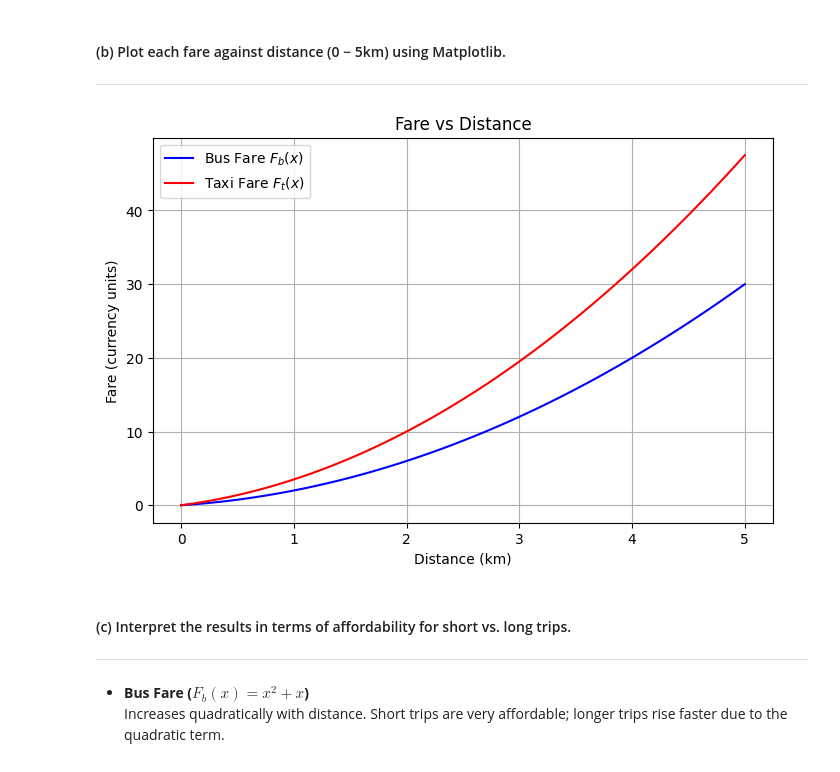
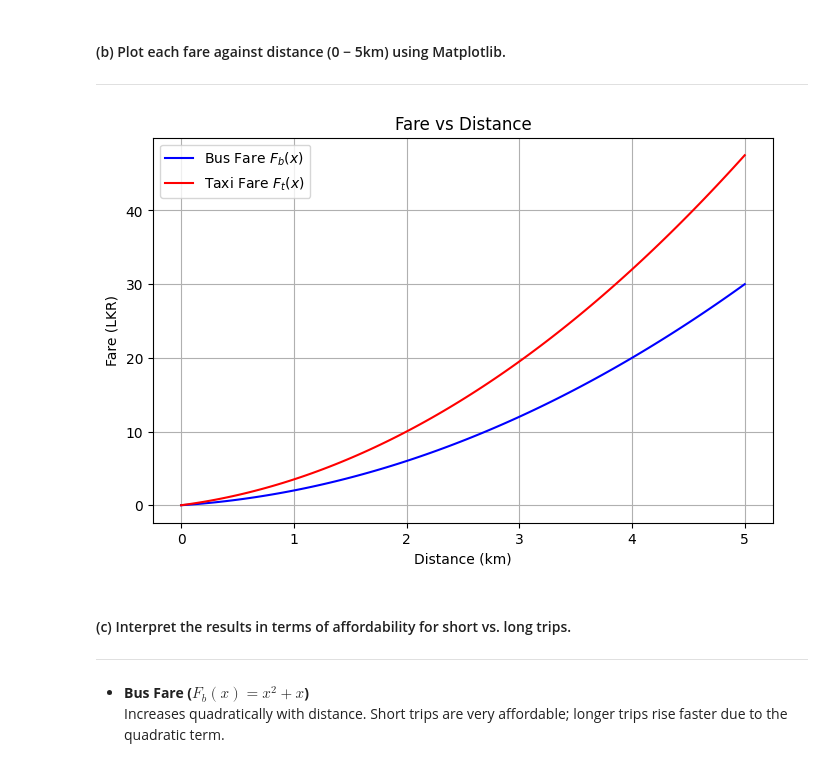
Before and after one commit to visharaaa/Math-CW-25, a Jupyter notebook: 2425578.ipynb, the cells around one changed output. Cells and saved outputs as stored; diff of their text form; code cells hidden in the pictures.

```diff
--- a/2425578.ipynb
+++ b/2425578.ipynb
@@ -124,30 +124,30 @@ Taxi fare function F_t(x) = 3*x**2/2 + 2*x
 # %%
 import numpy as np
 import matplotlib.pyplot as plt
 
 # Convert SymPy expressions to numerical functions
 Fb_func = sp.lambdify(x, Fb, 'numpy')
 Ft_func = sp.lambdify(x, Ft, 'numpy')
 
 # Distance array from 0 to 5 km
 dist = np.linspace(0, 5, 100)
 
 # Evaluate fares
 Fb_vals = Fb_func(dist)
 Ft_vals = Ft_func(dist)
 
 # Plot
 plt.figure(figsize=(8,5))
 plt.plot(dist, Fb_vals, label='Bus Fare $F_b(x)$', color='blue')
 plt.plot(dist, Ft_vals, label='Taxi Fare $F_t(x)$', color='red')
 plt.xlabel('Distance (km)')
-plt.ylabel('Fare (currency units)')
+plt.ylabel('Fare (LKR)')
 plt.title('Fare vs Distance')
 plt.legend()
 plt.grid(True)
 plt.show()
 # %% [output]
-[figure, old version]
+[figure, new version]
 # %% [markdown]
 #### (c) Interpret the results in terms of affordability for short vs. long trips.
 
```
Also changed, not shown: parts of 12 cells of this notebook.
